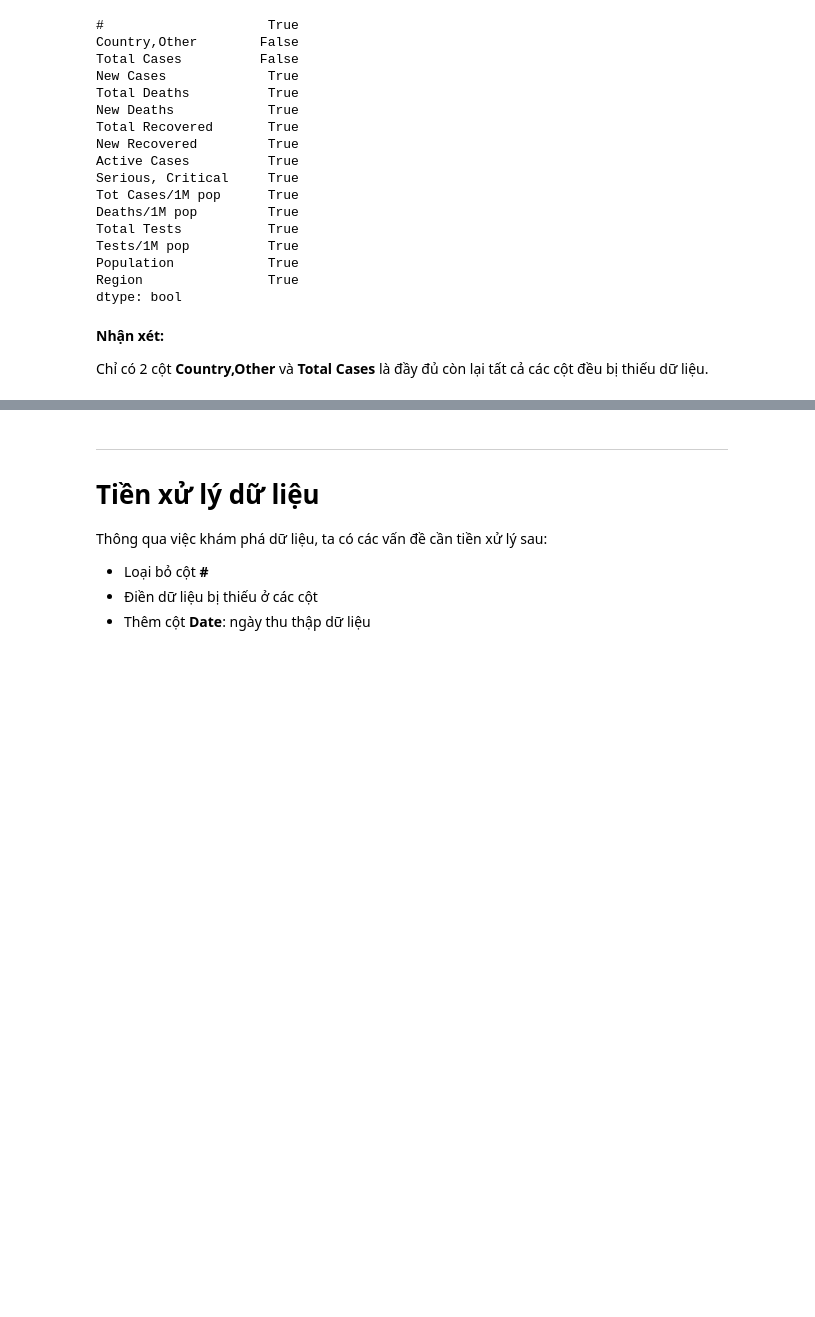
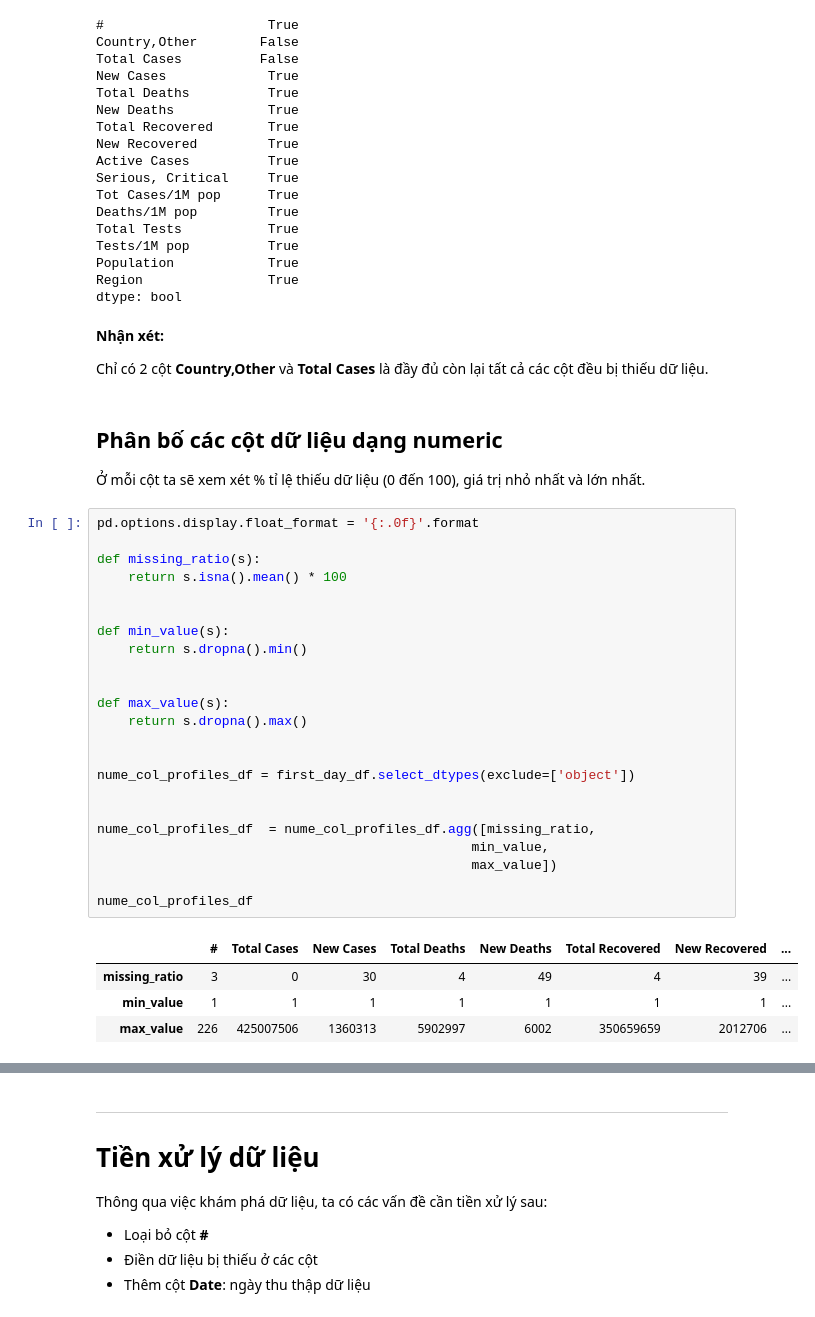
Before and after one commit to cttho/cttho-education-projects, a Jupyter notebook: Worldometer-COVID19/Lab01.ipynb, the cells around one changed output, grey strips where cells are left out. Drawn from its saved outputs; the diff is of its cells as text; blank space fills up the shorter version.

Commit message:
Add more steps in Exploring data
- Add distribution of numeric columns by statistic
- Add distribution of categorical columns by statistic

```diff
--- a/Worldometer-COVID19/Lab01.ipynb
+++ b/Worldometer-COVID19/Lab01.ipynb
@@ -195,3 +195,35 @@ dtype: bool
 **Nhận xét:**
 
 Chỉ có 2 cột **Country,Other** và **Total Cases** là đầy đủ còn lại tất cả các cột đều bị thiếu dữ liệu.
+# %% [markdown]
+## Phân bố các cột dữ liệu dạng numeric
+
+Ở mỗi cột ta sẽ xem xét % tỉ lệ thiếu dữ liệu (0 đến 100), giá trị nhỏ nhất và lớn nhất.
+# %%
+pd.options.display.float_format = '{:.0f}'.format
+
+def missing_ratio(s):
+    return s.isna().mean() * 100
+
+
+def min_value(s):
+    return s.dropna().min()
+
+
+def max_value(s):
+    return s.dropna().max()
+
+
+nume_col_profiles_df = first_day_df.select_dtypes(exclude=['object'])
+
+
+nume_col_profiles_df  = nume_col_profiles_df.agg([missing_ratio,
+                                                min_value,
+                                                max_value])
+
+nume_col_profiles_df
+# %% [output]
+|  | # | Total Cases | New Cases | Total Deaths | New Deaths | Total Recovered | New Recovered | ... |
+| missing_ratio | 3 | 0 | 30 | 4 | 49 | 4 | 39 | ... |
+| min_value | 1 | 1 | 1 | 1 | 1 | 1 | 1 | ... |
+| max_value | 226 | 425007506 | 1360313 | 5902997 | 6002 | 350659659 | 2012706 | ... |
```
Also changed, not shown: parts of 14 cells of this notebook, 31 other files.
